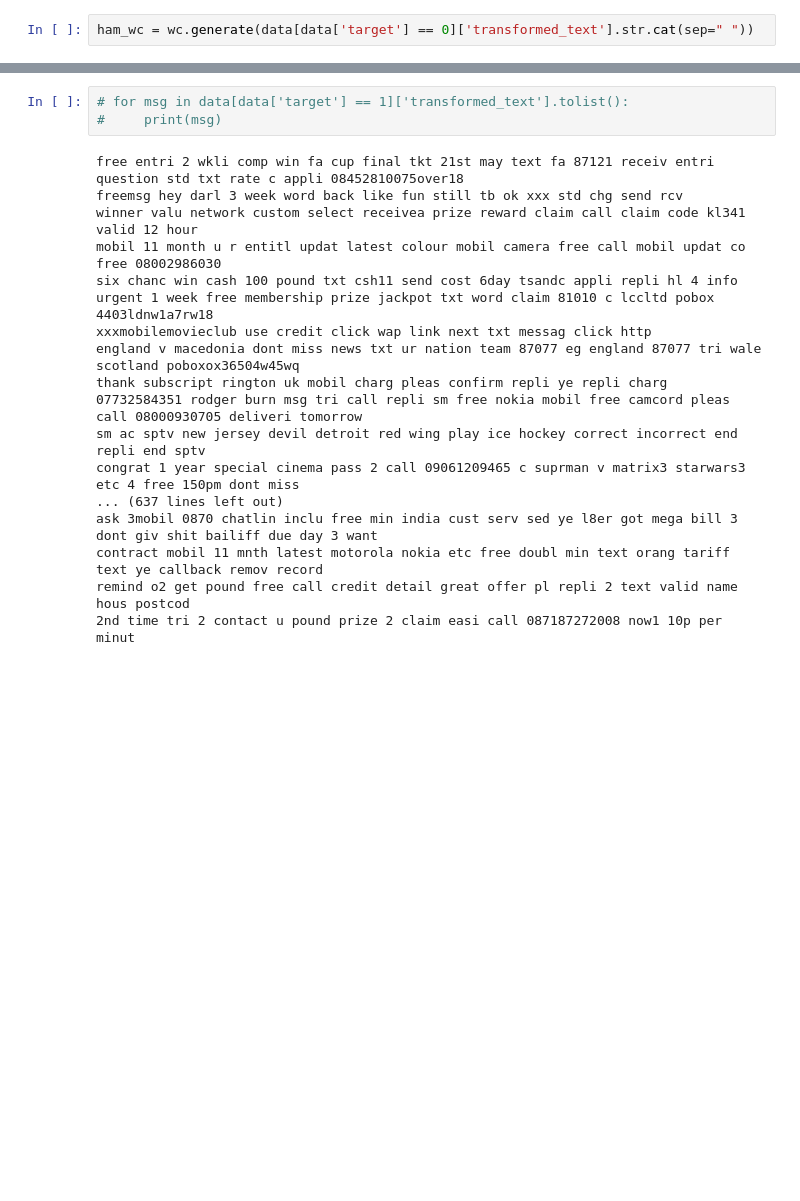
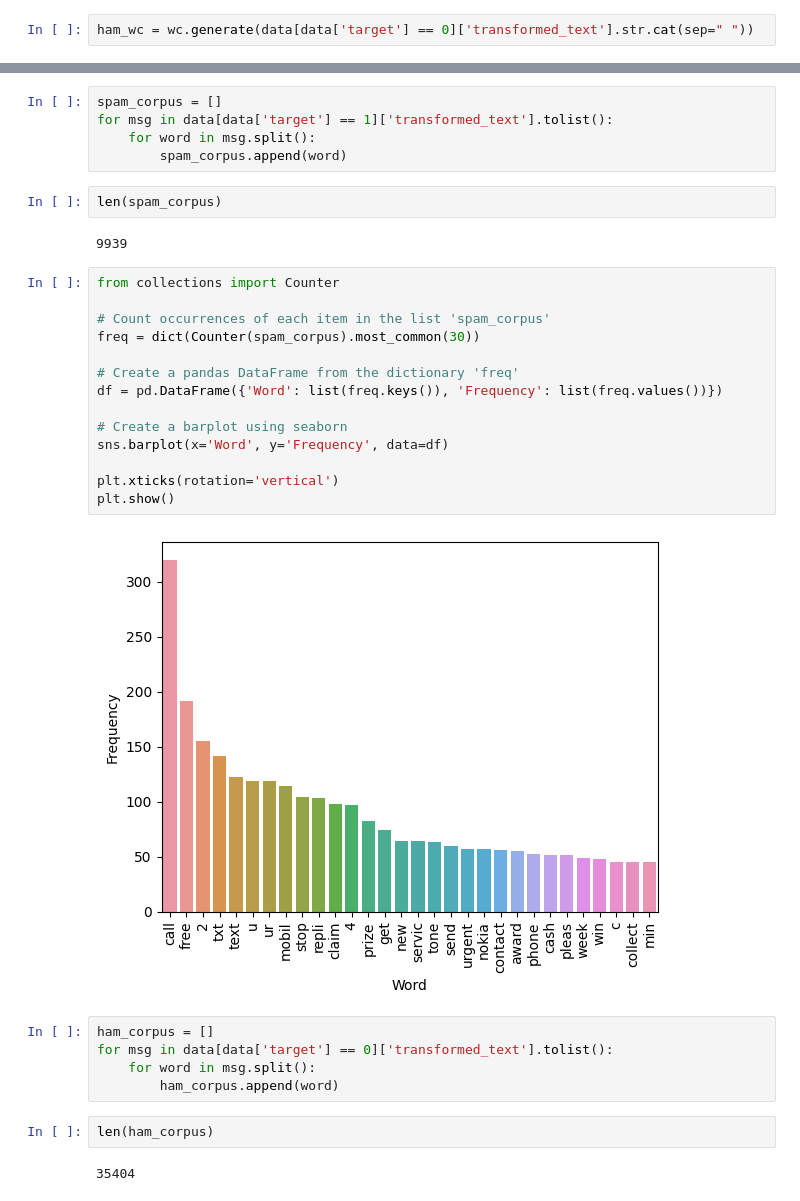
Before and after one commit to bouzenaali/spam-classification, a Jupyter notebook: spam_classification.ipynb, the cells around one changed output, grey strips where cells are left out. Cells and saved outputs as stored; diff of their text form; blank space fills up the shorter version.

Commit message:
data preprocessing

```diff
--- a/spam_classification.ipynb
+++ b/spam_classification.ipynb
@@ -369,23 +369,36 @@ data.head()
 | 3 | 0 | U dun say so early hor... U c alr... | 49 | 13 | 1 | u dun say earli hor u c alreadi say |
 | 4 | 0 | Nah I don't think he goes to usf,... | 61 | 15 | 1 | nah think goe usf live around though |
 # %%
-# for msg in data[data['target'] == 1]['transformed_text'].tolist():
-#     print(msg)
+spam_corpus = []
+for msg in data[data['target'] == 1]['transformed_text'].tolist():
+    for word in msg.split():
+        spam_corpus.append(word)
-# %% [output]
-free entri 2 wkli comp win fa cup final tkt 21st may text fa 87121 receiv entri question std txt rate c appli 08452810075over18
-freemsg hey darl 3 week word back like fun still tb ok xxx std chg send rcv
-winner valu network custom select receivea prize reward claim call claim code kl341 valid 12 hour
-mobil 11 month u r entitl updat latest colour mobil camera free call mobil updat co free 08002986030
-six chanc win cash 100 pound txt csh11 send cost 6day tsandc appli repli hl 4 info
-urgent 1 week free membership prize jackpot txt word claim 81010 c lccltd pobox 4403ldnw1a7rw18
-xxxmobilemovieclub use credit click wap link next txt messag click http
-england v macedonia dont miss news txt ur nation team 87077 eg england 87077 tri wale scotland poboxox36504w45wq
-thank subscript rington uk mobil charg pleas confirm repli ye repli charg
-07732584351 rodger burn msg tri call repli sm free nokia mobil free camcord pleas call 08000930705 deliveri tomorrow
-sm ac sptv new jersey devil detroit red wing play ice hockey correct incorrect end repli end sptv
-congrat 1 year special cinema pass 2 call 09061209465 c suprman v matrix3 starwars3 etc 4 free 150pm dont miss
-... (637 lines left out)
-ask 3mobil 0870 chatlin inclu free min india cust serv sed ye l8er got mega bill 3 dont giv shit bailiff due day 3 want
-contract mobil 11 mnth latest motorola nokia etc free doubl min text orang tariff text ye callback remov record
-remind o2 get pound free call credit detail great offer pl repli 2 text valid name hous postcod
-2nd time tri 2 contact u pound prize 2 claim easi call 087187272008 now1 10p per minut
+# %%
+len(spam_corpus)
+# %% [output]
+9939
+# %%
+from collections import Counter
+
+# Count occurrences of each item in the list 'spam_corpus'
+freq = dict(Counter(spam_corpus).most_common(30))
+
+# Create a pandas DataFrame from the dictionary 'freq'
+df = pd.DataFrame({'Word': list(freq.keys()), 'Frequency': list(freq.values())})
+
+# Create a barplot using seaborn
+sns.barplot(x='Word', y='Frequency', data=df)
+
+plt.xticks(rotation='vertical')
+plt.show()
+# %% [output]
+[figure, added]
+# %%
+ham_corpus = []
+for msg in data[data['target'] == 0]['transformed_text'].tolist():
+    for word in msg.split():
+        ham_corpus.append(word)
+# %%
+len(ham_corpus)
+# %% [output]
+35404
```
Also changed, not shown: parts of 11 cells of this notebook.
